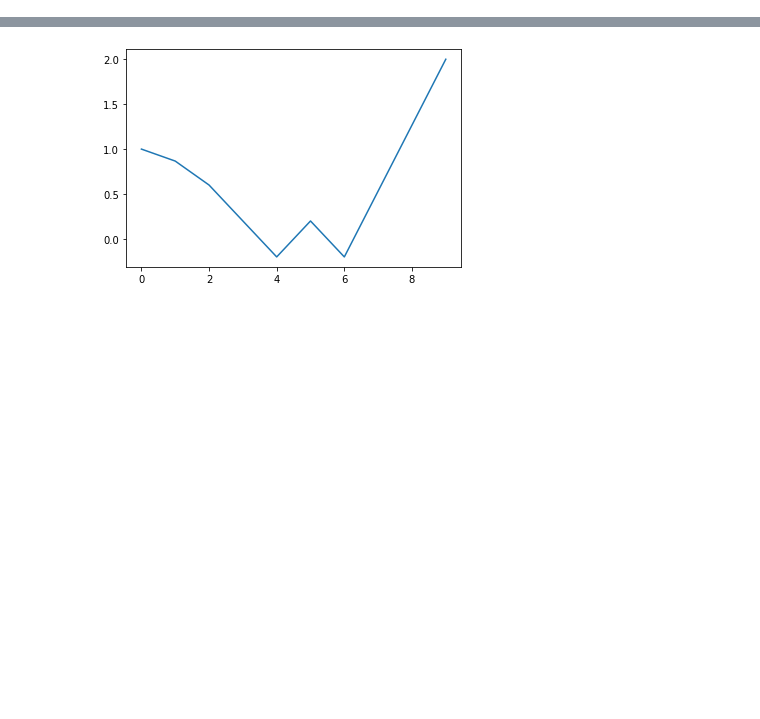
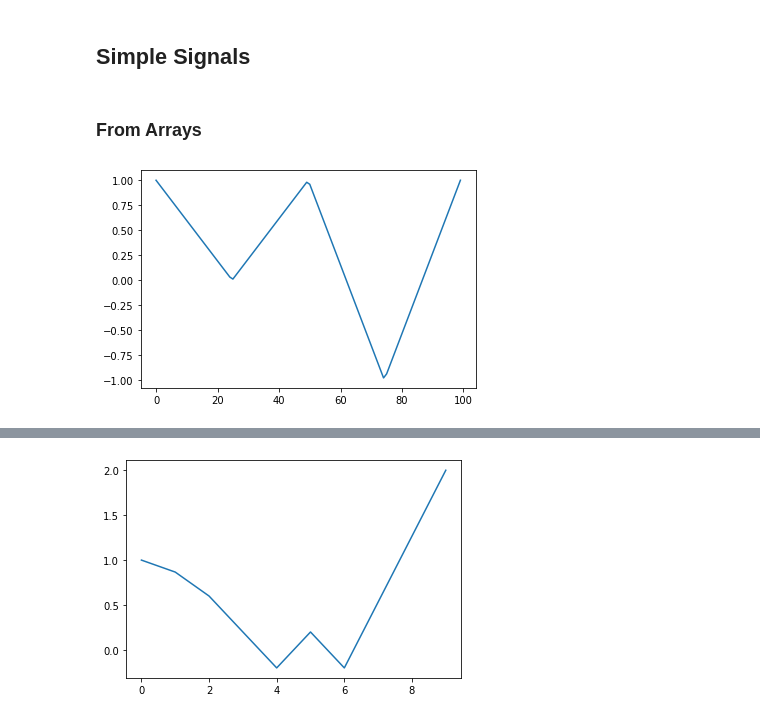
Before and after one commit to danlessa/signal_composer, a Jupyter notebook: examples/simple_signal.ipynb, the cells around one changed output, grey strips where cells are left out. Saved outputs shown, nothing was run; the diff lists cells and outputs as text; code cells hidden in the pictures; blank space fills up the shorter version.

```diff
--- a/examples/simple_signal.ipynb
+++ b/examples/simple_signal.ipynb
@@ -6,0 +10,15 @@ import matplotlib.pyplot as plt
+# %%
+def plot_signal(signal, samples=100):
+    x = list(range(samples))
+    y = signal(samples)
+    plt.plot(x, y)
+    plt.show()
+# %% [markdown]
+## Simple Signals
+# %% [markdown]
+### From Arrays
+# %%
+signal = Signal([1, 0, 1, -1, 1])
+plot_signal(signal)
+# %% [output]
+[figure, added]
```
Also changed, not shown: parts of 13 cells of this notebook, 3 other files.
